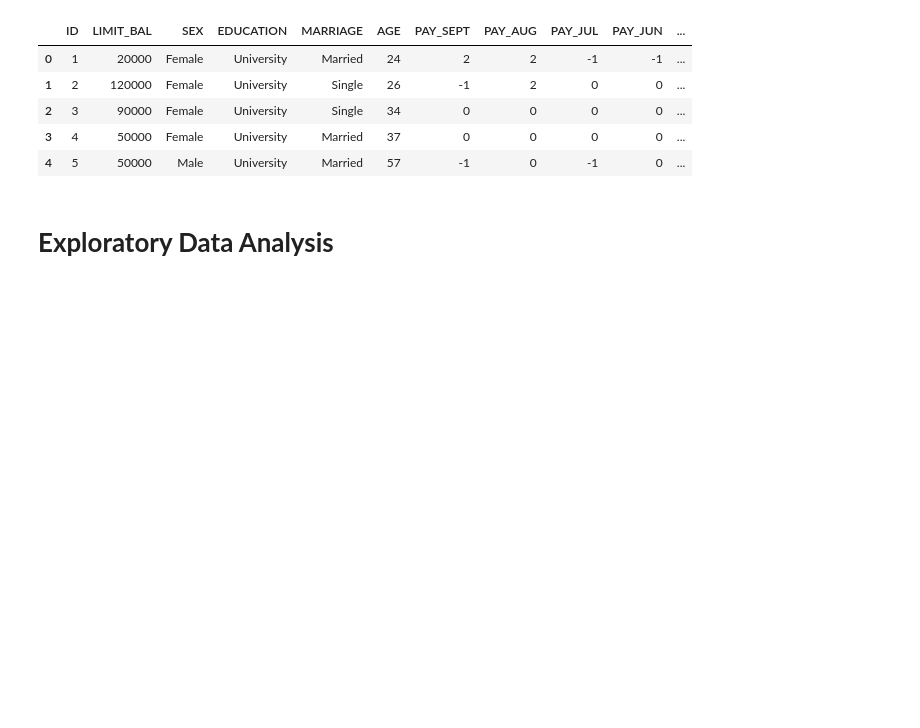
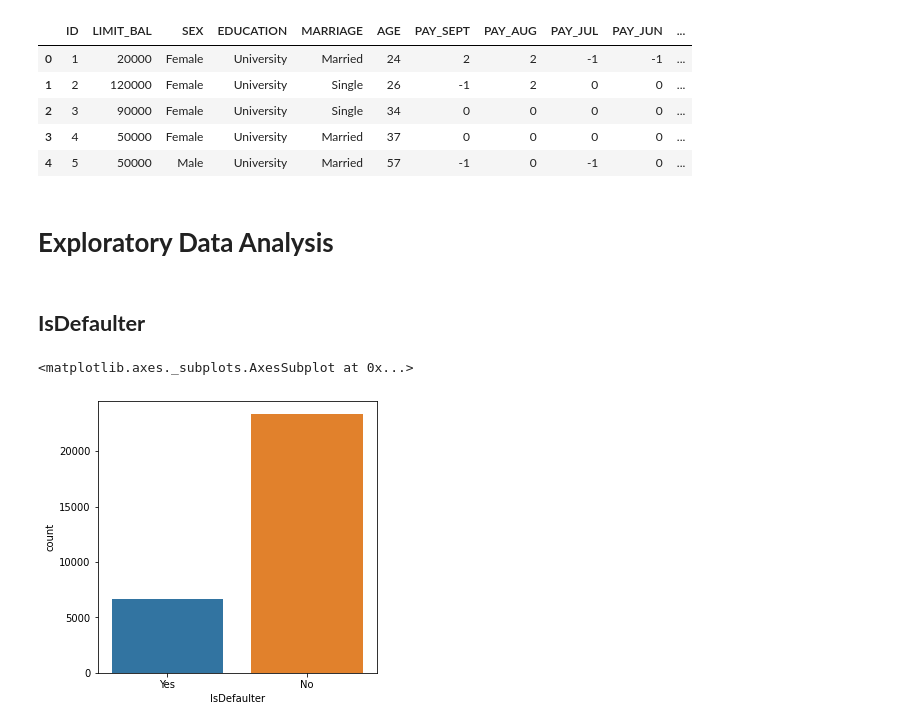
Before and after one commit to Pintu1-data/Credit-Card-Default-Prediction, a Jupyter notebook: Credit_Card_Default_Prediction_Pintu.ipynb, the cells around one changed output. Drawn from its saved outputs; the diff is of its cells as text; code cells hidden in the pictures; blank space fills up the shorter version.

```diff
--- a/Credit_Card_Default_Prediction_Pintu.ipynb
+++ b/Credit_Card_Default_Prediction_Pintu.ipynb
@@ -29,6 +29,6 @@ Drive already mounted at /content/drive; to attempt to forcibly remount, call dr
 # %%
 #changed excel file to csv file
-df = pd.read_csv('/content/default of credit card clients.csv',header=1)
+df = pd.read_csv('/content/drive/MyDrive/default of credit card clients.csv',header=1)
 # %%
 #take a first five dataset
 df.head()
@@ -215,3 +215,12 @@ df.head()
 | 4 | 5 | 50000 | Male | University | Married | 57 | -1 | 0 | -1 | 0 | ... |
 # %% [markdown]
 # **Exploratory Data Analysis**
+# %% [markdown]
+## **IsDefaulter**
+# %%
+#values count plot of IsDefaulter
+plt.figure(figsize=(5,5))
+sns.countplot(x = 'IsDefaulter', data = df)
+# %% [output]
+<matplotlib.axes._subplots.AxesSubplot at 0x...>
+[figure, added]
```
Also changed, not shown: parts of 44 cells of this notebook.
